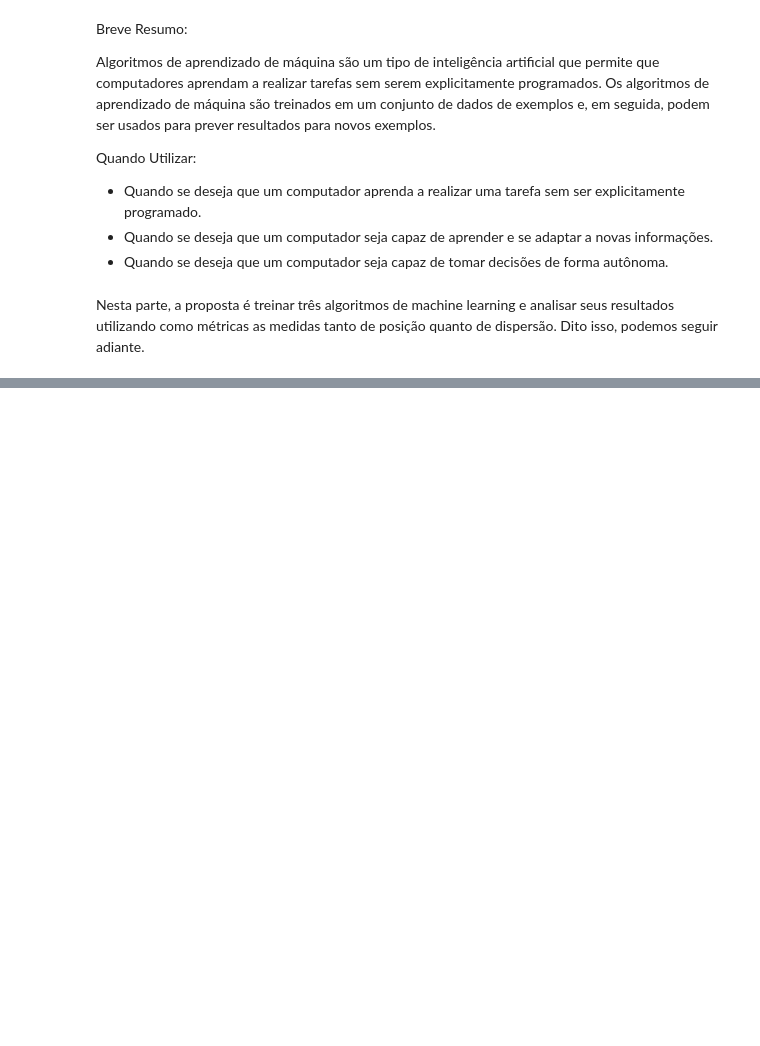
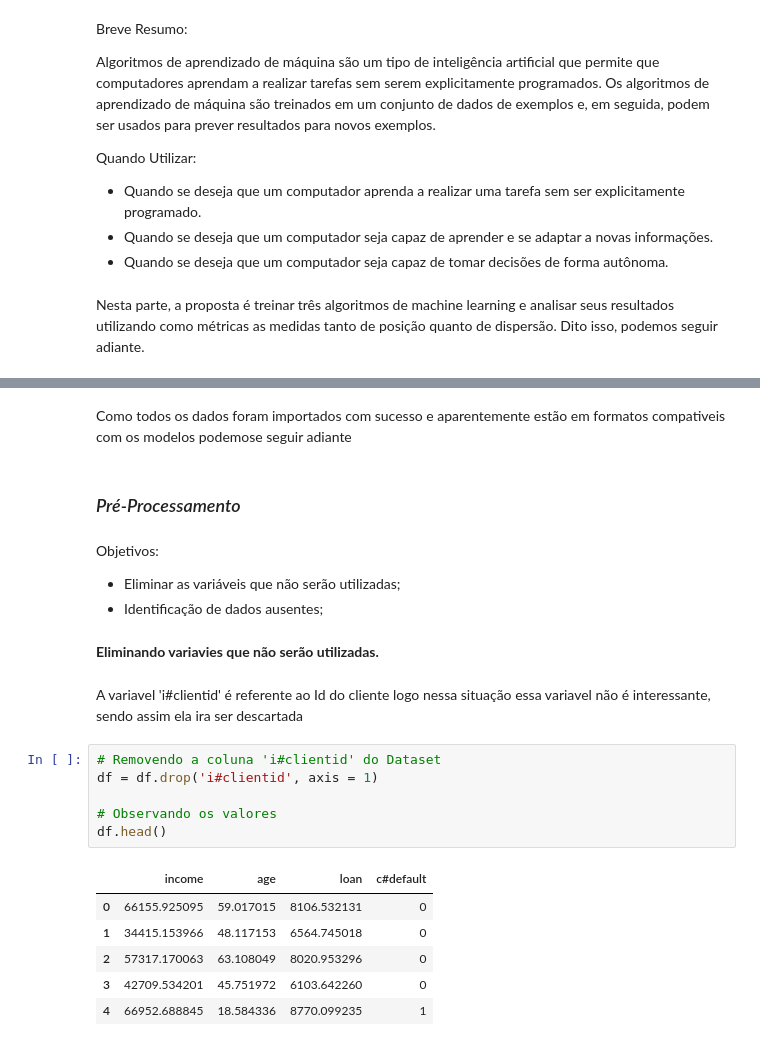
Before and after one commit to JosenildoJunior/StatPyDataScience, a Jupyter notebook: Medidas_de_posição_e_dispersão.ipynb, the cells around one changed output, grey strips where cells are left out. Cells and saved outputs as stored; diff of their text form; blank space fills up the shorter version.

```diff
--- a/Medidas_de_posição_e_dispersão.ipynb
+++ b/Medidas_de_posição_e_dispersão.ipynb
@@ -700,0 +746,26 @@ Nesta parte, a proposta é treinar três algoritmos de machine learning e analis
+# %% [markdown]
+Como todos os dados foram importados com sucesso e aparentemente estão em formatos compativeis com os modelos podemose seguir adiante
+# %% [markdown]
+### *Pré-Processamento*
+# %% [markdown]
+Objetivos:
+
+- Eliminar as variáveis que não serão utilizadas;
+- Identificação de dados ausentes;
+# %% [markdown]
+**Eliminando variavies que não serão utilizadas.**
+# %% [markdown]
+A variavel 'i#clientid' é referente ao Id do cliente logo nessa situação essa variavel não é interessante, sendo assim ela ira ser descartada
+# %%
+# Removendo a coluna 'i#clientid' do Dataset
+df = df.drop('i#clientid', axis = 1)
+
+# Observando os valores
+df.head()
+# %% [output]
+|  | income | age | loan | c#default |
+| 0 | 66155.925095 | 59.017015 | 8106.532131 | 0 |
+| 1 | 34415.153966 | 48.117153 | 6564.745018 | 0 |
+| 2 | 57317.170063 | 63.108049 | 8020.953296 | 0 |
+| 3 | 42709.534201 | 45.751972 | 6103.642260 | 0 |
+| 4 | 66952.688845 | 18.584336 | 8770.099235 | 1 |
```
Also changed, not shown: parts of 29 cells of this notebook.
